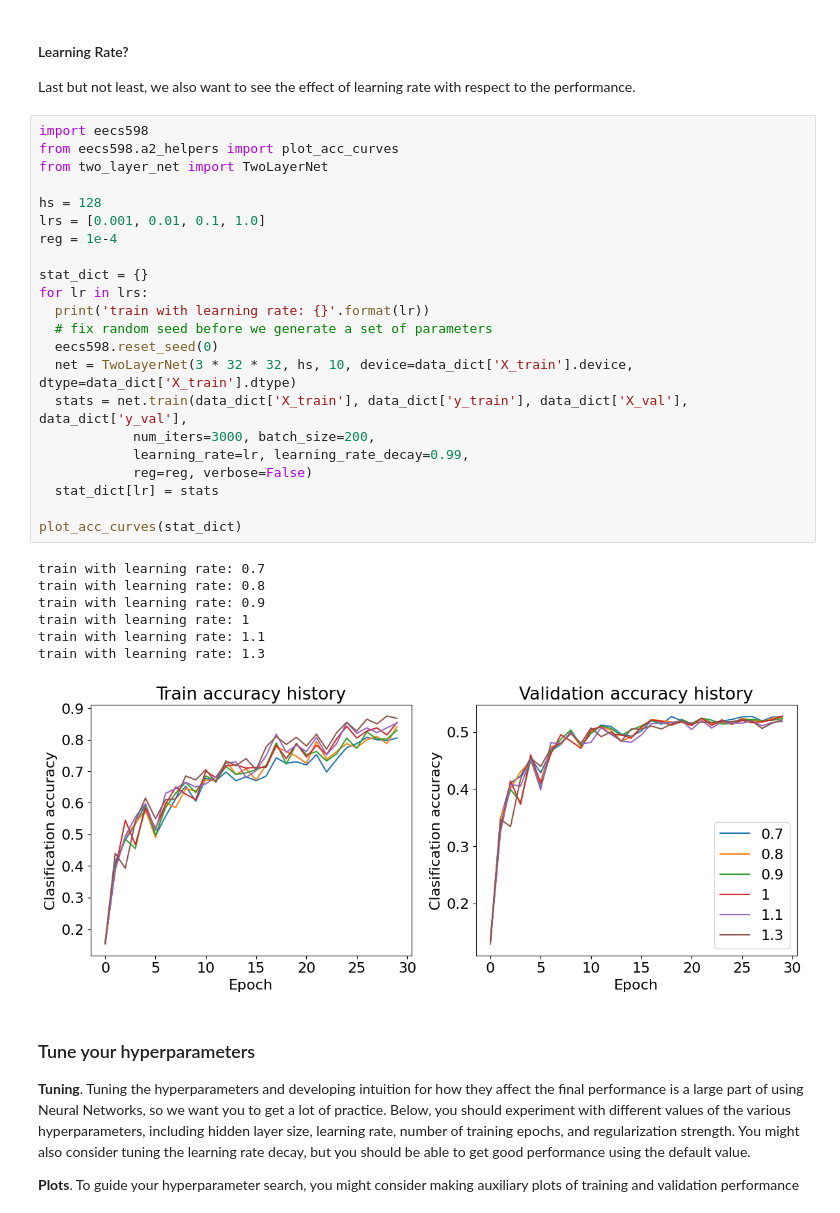
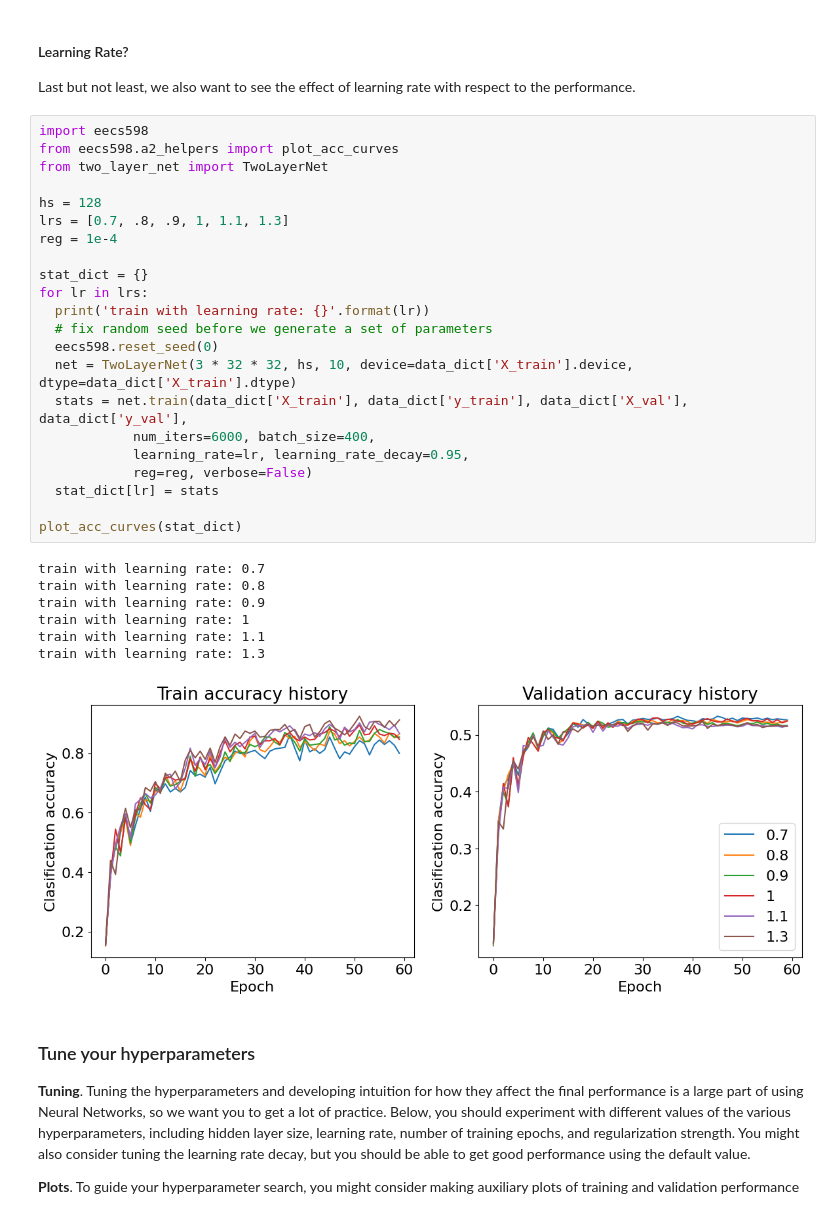
Before and after one commit to hazard-10/NeuroNetsPractice, a Jupyter notebook: DeepLearning4CV/Assignment_2_2LayerNN_MNIST/two_layer_net.ipynb, the cells around one changed output. Saved outputs shown, nothing was run; the diff lists cells and outputs as text.

```diff
--- a/DeepLearning4CV/Assignment_2_2LayerNN_MNIST/two_layer_net.ipynb
+++ b/DeepLearning4CV/Assignment_2_2LayerNN_MNIST/two_layer_net.ipynb
@@ -464,33 +464,33 @@ Last but not least, we also want to see the effect of learning rate with respect
 # %%
 import eecs598
 from eecs598.a2_helpers import plot_acc_curves
 from two_layer_net import TwoLayerNet
 
 hs = 128
-lrs = [0.001, 0.01, 0.1, 1.0]
+lrs = [0.7, .8, .9, 1, 1.1, 1.3]
 reg = 1e-4
 
 stat_dict = {}
 for lr in lrs:
   print('train with learning rate: {}'.format(lr))
   # fix random seed before we generate a set of parameters
   eecs598.reset_seed(0)
   net = TwoLayerNet(3 * 32 * 32, hs, 10, device=data_dict['X_train'].device, dtype=data_dict['X_train'].dtype)
   stats = net.train(data_dict['X_train'], data_dict['y_train'], data_dict['X_val'], data_dict['y_val'],
-            num_iters=3000, batch_size=200,
-            learning_rate=lr, learning_rate_decay=0.99,
+            num_iters=6000, batch_size=400,
+            learning_rate=lr, learning_rate_decay=0.95,
             reg=reg, verbose=False)
   stat_dict[lr] = stats
 
 plot_acc_curves(stat_dict)
 # %% [output]
 train with learning rate: 0.7
 train with learning rate: 0.8
 train with learning rate: 0.9
 train with learning rate: 1
 train with learning rate: 1.1
 train with learning rate: 1.3
-[figure, old version]
+[figure, new version]
 # %% [markdown]
 ### Tune your hyperparameters
 
```
Also changed, not shown: 9 other files.
